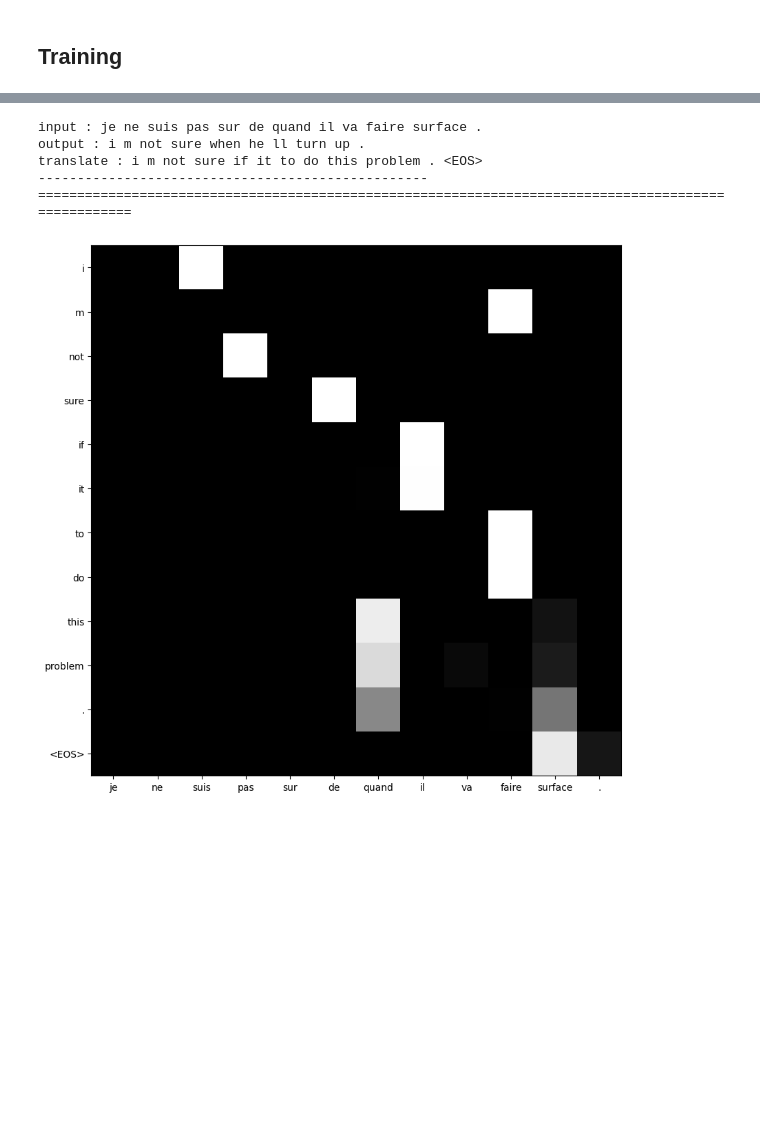
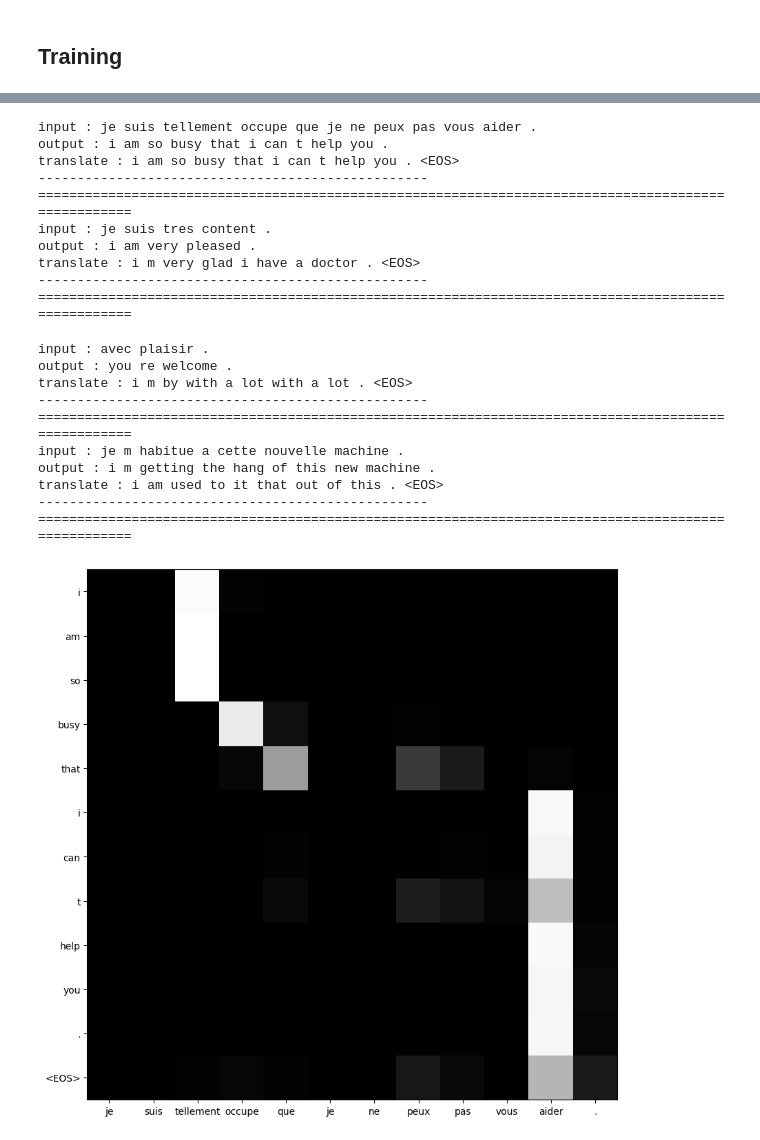
Before and after one commit to taimoon/deep-learning-note, a Jupyter notebook: SEQ2SEQ.ipynb, the cells around one changed output, grey strips where cells are left out. Saved outputs shown, nothing was run; the diff lists cells and outputs as text; code cells hidden in the pictures; blank space fills up the shorter version.

```diff
--- a/SEQ2SEQ.ipynb
+++ b/SEQ2SEQ.ipynb
@@ -622,20 +653,25 @@ train_iter(n = 10)
 # %%
 def fn():
-    def helper(train_loss_hist,test_loss_hist,ax=plt,linestyle=None,name = ""):
-        ax.plot(train_loss_hist,label=name + ' train',linestyle=linestyle)
-        ax.plot(test_loss_hist,label=name + ' test',linestyle=linestyle)
-
+    colors = iter("bgrcmykw")
+    def plot(train_loss_hist,test_loss_hist,ax=plt,name = ""):
+        color = next(colors)
+        ax.plot(train_loss_hist,color,label=name + ' train',linestyle=":")
+        ax.plot(test_loss_hist,color,label=name + ' test',linestyle="-")
+    def helper(enc_ctor,dec_ctor,pth,name,ax):
+        *_,train_loss_hist,test_loss_hist = load(enc_ctor,dec_ctor,pth)
+        plot(train_loss_hist,test_loss_hist,ax,name=name)
+    # helper()
     fig,ax = plt.subplots(1,1)
-
-    *_,train_loss_hist,test_loss_hist = load(Encoder_RNN,Decoder_RNN,'model_checkpoint/seq2seq_RNN_small.pth')
-    helper(train_loss_hist,test_loss_hist,ax,linestyle = None,name="base")
-
-    *_,train_loss_hist,test_loss_hist = load(Encoder_RNN,Luong_Decoder,'model_checkpoint/seq2seq_RNN_luong_small.pth')
-    helper(train_loss_hist,test_loss_hist,ax,linestyle=':',name = "Luong")
-
-    *_,train_loss_hist,test_loss_hist = load(Encoder_RNN,Bahdanau_Decoder,'model_checkpoint/seq2seq_RNN_bahdanau_small.pth')
-    helper(train_loss_hist,test_loss_hist,ax,linestyle='--',name="Bahdanau")
-
+    helper(Encoder_RNN,Decoder_RNN,'model_checkpoint/seq2seq_RNN_small.pth',
+           "base",ax)
+    helper(Encoder_RNN,Luong_Decoder,'model_checkpoint/seq2seq_RNN_luong_dot_small.pth',
+           "luong dot",ax)
+    helper(Encoder_RNN,Luong_Decoder,'model_checkpoint/seq2seq_RNN_luong_general_small.pth',
+           "luong general",ax)
+    helper(Encoder_RNN,Luong_Decoder,'model_checkpoint/seq2seq_RNN_luong_concat_small.pth',
+           "luong concat",ax)
+    helper(Encoder_RNN,Bahdanau_Decoder,'model_checkpoint/seq2seq_RNN_bahdanau_small.pth',
+           "bahdanau",ax)
     ax.set_title("historical loss")
     ax.legend()
     fig.show()
@@ -664,7 +700,7 @@ def predict(seq,encoder:Encoder_RNN,decoder:Decoder_RNN,MAX_LEN = 10):
             Y.append(cur_tkn.item())
 
         if len(attentions) != 0:
-            attentions = torch.cat(attentions)
+            attentions = torch.cat(attentions).squeeze()
 
     return Y,attentions
 # %%
@@ -687,35 +723,54 @@ def random_pair(datasets):
 # %%
 def fn(datasets, load_fn, n = 3):
     encoder,decoder,*_ = load_fn()
     for _ in range(n):
         input_sent,target = random_pair(datasets)
         out_sent,attentions = predict(input_sent,encoder,decoder,MAX_LEN = 100)
 
 
         numpy_from = lambda t: t.cpu().detach().numpy() if isinstance(t,torch.Tensor) else t
         input_sent = numpy_from(input_sent)
         target = numpy_from(target)
         out_sent = numpy_from(out_sent)
         attentions = numpy_from(attentions)
         print("input :", input_lang.index2sent(input_sent))
         print("output :",output_lang.index2sent(target))
         print("translate :" ,output_lang.index2sent(out_sent))
         if len(attentions) != 0:
             visualize_attention(attentions,input_sent,out_sent)
         print('-'*50)
 
     print('='*100)
 
 # load_f = lambda: load(Encoder_RNN,Decoder_RNN,"model_checkpoint/seq2seq_RNN_small.pth")
 # fn(test_datasets,load_f,n=1)
-# load_f = lambda: load(Encoder_RNN,Bahdanau_Decoder,"model_checkpoint/seq2seq_RNN_bahdanau_small.pth")
-# fn(test_datasets,load_f,n=1)
-load_f = lambda: load(Encoder_RNN,Luong_Decoder,"model_checkpoint/seq2seq_RNN_luong_small.pth")
+load_f = lambda: load(Encoder_RNN,Bahdanau_Decoder,"model_checkpoint/seq2seq_RNN_bahdanau_small.pth")
 fn(test_datasets,load_f,n=1)
+load_f = lambda: load(Encoder_RNN,Luong_Decoder,"model_checkpoint/seq2seq_RNN_luong_dot_small.pth")
+fn(test_datasets,load_f,n=1)
+load_f = lambda: load(Encoder_RNN,Luong_Decoder,"model_checkpoint/seq2seq_RNN_luong_general_small.pth")
+fn(test_datasets,load_f,n=1)
+load_f = lambda: load(Encoder_RNN,Luong_Decoder,"model_checkpoint/seq2seq_RNN_luong_concat_small.pth")
+fn(test_datasets,load_f,n=1)
 # %% [output]
-input : je ne suis pas sur de quand il va faire surface .
-output : i m not sure when he ll turn up .
-translate : i m not sure if it to do this problem . <EOS>
+input : je suis tellement occupe que je ne peux pas vous aider .
+output : i am so busy that i can t help you .
+translate : i am so busy that i can t help you . <EOS>
 --------------------------------------------------
 ====================================================================================================
+input : je suis tres content .
+output : i am very pleased .
+translate : i m very glad i have a doctor . <EOS>
+--------------------------------------------------
+====================================================================================================
+input : avec plaisir .
+output : you re welcome .
+translate : i m by with a lot with a lot . <EOS>
+--------------------------------------------------
+====================================================================================================
+input : je m habitue a cette nouvelle machine .
+output : i m getting the hang of this new machine .
+translate : i am used to it that out of this . <EOS>
+--------------------------------------------------
+====================================================================================================
-[figure, old version]
+[figure, new version]
```
Also changed, not shown: parts of 16 cells of this notebook.
